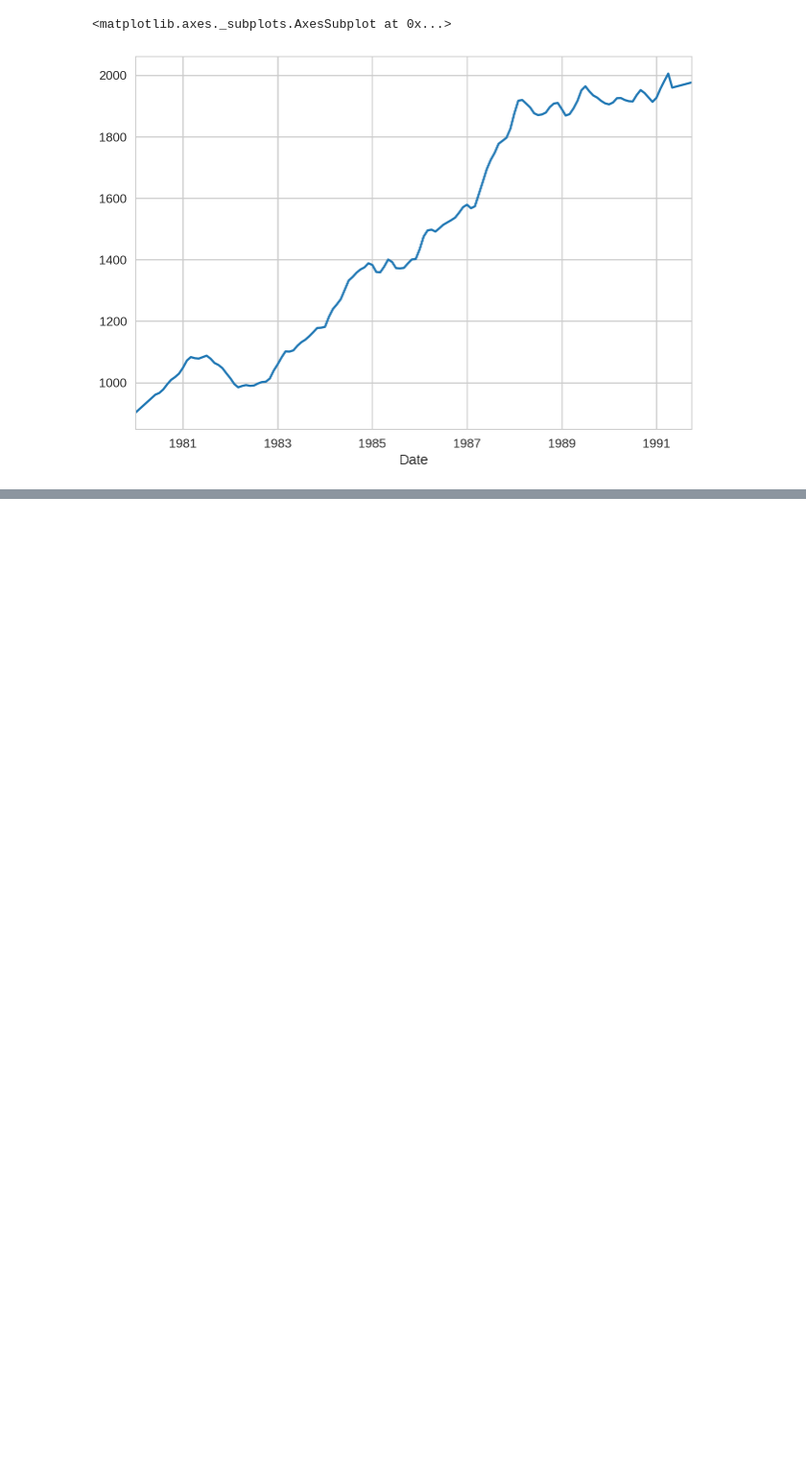
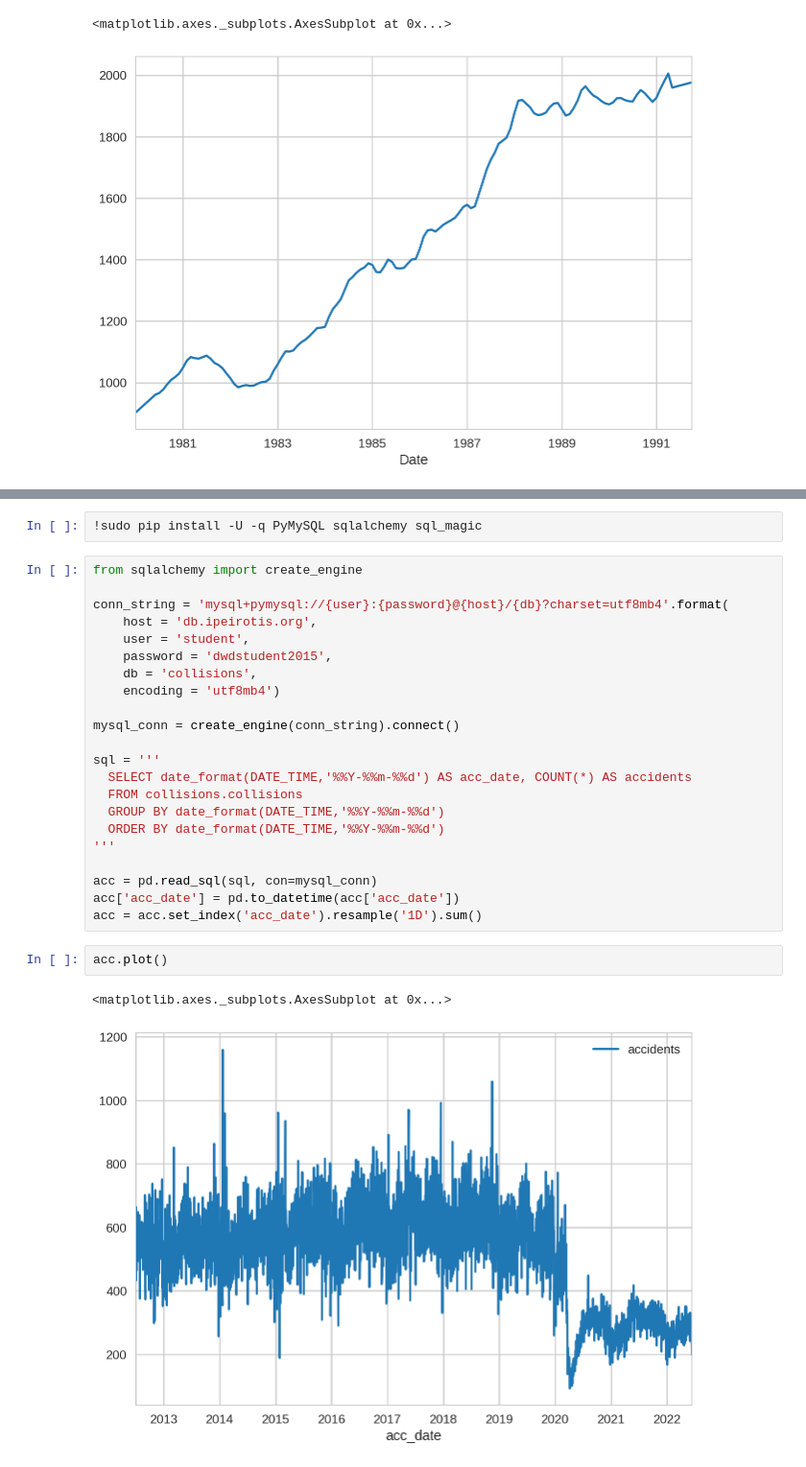
Before and after one commit to ipeirotis/dealing_with_data, a Jupyter notebook: 05-Time_Series/A-Introduction_to_Time_Series_using_Pandas.ipynb, the cells around one changed output, grey strips where cells are left out. Shown at 96% size. Saved outputs shown, nothing was run; the diff lists cells and outputs as text; blank space fills up the shorter version.

```diff
--- a/05-Time_Series/A-Introduction_to_Time_Series_using_Pandas.ipynb
+++ b/05-Time_Series/A-Introduction_to_Time_Series_using_Pandas.ipynb
@@ -406,0 +228,29 @@ df.plot()
+# %%
+!sudo pip install -U -q PyMySQL sqlalchemy sql_magic
+# %%
+from sqlalchemy import create_engine
+
+conn_string = 'mysql+pymysql://{user}:{password}@{host}/{db}?charset=utf8mb4'.format(
+    host = 'db.ipeirotis.org',
+    user = 'student',
+    password = 'dwdstudent2015',
+    db = 'collisions',
+    encoding = 'utf8mb4')
+
+mysql_conn = create_engine(conn_string).connect()
+
+sql = '''
+  SELECT date_format(DATE_TIME,'%%Y-%%m-%%d') AS acc_date, COUNT(*) AS accidents
+  FROM collisions.collisions
+  GROUP BY date_format(DATE_TIME,'%%Y-%%m-%%d')
+  ORDER BY date_format(DATE_TIME,'%%Y-%%m-%%d')
+'''
+
+acc = pd.read_sql(sql, con=mysql_conn)
+acc['acc_date'] = pd.to_datetime(acc['acc_date'])
+acc = acc.set_index('acc_date').resample('1D').sum()
+# %%
+acc.plot()
+# %% [output]
+<matplotlib.axes._subplots.AxesSubplot at 0x...>
+[figure, added]
```
Also changed, not shown: parts of 54 cells of this notebook.
